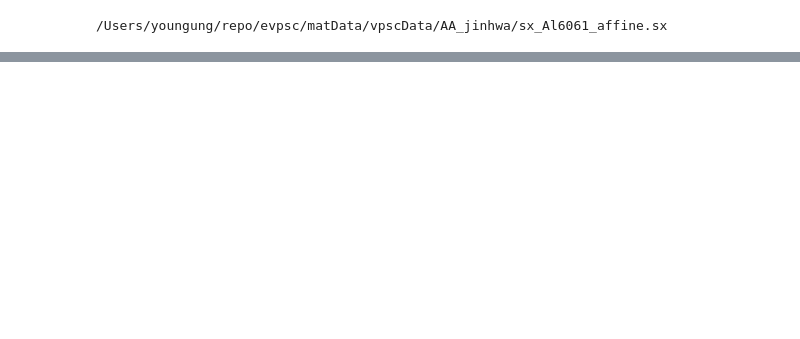
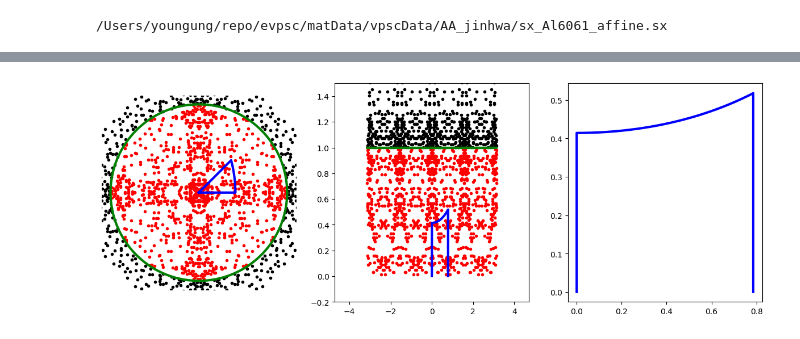
Before and after one commit to youngung/texture3, a Jupyter notebook: ipynb/ipf.ipynb, the cells around one changed output, grey strips where cells are left out. Saved outputs shown, nothing was run; the diff lists cells and outputs as text; code cells hidden in the pictures; blank space fills up the shorter version.

```diff
--- a/ipynb/ipf.ipynb
+++ b/ipynb/ipf.ipynb
@@ -162,0 +235,9 @@ def get_ipf_boundary(
+# %%
+def xy2_rtheta(x,y):
+    """
+    Convert from stereographically projected locations (X,Y)
+    to that in 'R, Theta'
+    """
+    r=np.sqrt(x**2+y**2)
+    th=np.arctan2(y,x)
+    return r, th
@@ -162,0 +250,73 @@ def get_ipf_boundary(
+# %%
+#kw=dict(a=[0,0,0,1],b=[1,0,-1,0],c=[2,-1,-1,0], fnsx='/Users/youngung/repo/evpsc/matData/vpscData/CP-Ti-ICN/dd_015.sx')
+kw=dict(a=[0,0,1],b=[1,0,1],c=[1,1,1],fnsx='/Users/youngung/repo/evpsc/matData/vpscData/AA_jinhwa/sx_Al6061_affine.sx')
+#kw=dict(a=[0,0,1],b=[1,0,0],c=[0,1,0],fnsx='/Users/youngung/repo/evpsc/examples/ex12_dd/uranium/uranium_voce.sx')
+#fnodf='/Users/youngung/repo/evpsc/matData/vpscData/AA_jinhwa/aa6061T6.odf'
+fntx='/Users/youngung/repo/evpsc/matData/vpscData/AA_jinhwa/al6061_100.cmb'
+#fntx='/Users/youngung/repo/evpsc/matData/vpscData/AA_jinhwa/al6061_1000.cmb'
+# %%
+## canvas
+fig,axes=gen_fig(nrows=1,ncols=3,colsize=5,rowsize=5)
+
+## deco
+triangle,circle=ipf_temp(**kw)
+axes[0,0].plot(*triangle,'-b',lw=3,zorder=10)
+axes[0,0].plot(*circle,'-g',lw=3,zorder=10)
+r,t = xy2_rtheta(*triangle)
+flg=r>0.00; r=r[flg]; t=t[flg]
+axes[0,1].plot(t,r,'-b',lw=3,zorder=10)
+axes[0,2].plot(t,r,'-b',lw=3,zorder=10)
+r,t = xy2_rtheta(*circle)
+axes[0,1].plot(t,r,'-g',lw=3,zorder=10)
+##
+
+csymop=calc_symop(fnsx=kw['fnsx']) ## crystal symmetry operator
+
+mypf=upf.polefigure(filename=fntx,csym='cubic')
+mypf.gr=mypf.gr[:100,:]
+
+p_sa=[1,0,0] ## sample axis 1
+p_sa=np.array(p_sa)
+#p_sa=p_sa/np.sqrt((p_sa**2).sum())
+dth=9.
+dph=9.
+p_ca=np.zeros((mypf.ngr,4))
+# calculates its crystal direction
+for i, gr in enumerate(mypf.gr):
+    phi1,phi,phi2,wgt=gr[:4]
+    amat=upf.euler(phi1,phi,phi2,a=None,echo=False) # ca <- sa
+    p_ca[i,:3]=np.dot(amat,p_sa)
+    p_ca[i,3]=wgt
+    for iop, h in enumerate(csymop):
+        p=np.dot(h,p_ca[i,:3])
+        x,y=upf.projection(p)
+        r,theta = xy2_rtheta(x,y)
+        if p[2]<0: ## pointing to the south pole
+            axes[0,0].plot(x,y,'r.')
+            axes[0,1].plot(theta,r,'r.')
+        if p[2]>=0:
+            axes[0,0].plot(x,y,'k.')
+            axes[0,1].plot(theta,r,'k.')
+
+## Full Sphere (-pi, +pi) and (0, pi)
+#x = np.arange(-180., 180.+tiny, dth) ## in-plane rotation
+#y = np.arange(   0., 180.+tiny, dph) ## tilting
+nx, ny = int(360./dth), int(180./dph)
+f = np.zeros((nx,ny))
+
+## Semi Sphere (-pi, +pi) and (0, pi/2)
+tiny=1e-10
+x_node = np.arange(-180.,180.+tiny,dth) ## in-plane rotation
+y_node = np.arange(   0., 90.+tiny,dph) ## tilting
+nx_node = len(x_node); ny_node = len(y_node)
+nodes = np.zeros((nx_node,ny_node))
+#f = upf.pole2f(p_ca[:,:3],p_ca[:,3],dth,dph,f.copy())
+
+
+axes[0,0].set_axis_off()
+axes[0,0].set_aspect('equal')
+axes[0,0].set_xlim(-1.1,1.1)
+axes[0,0].set_ylim(-1.1,1.1)
+axes[0,1].set_ylim(-0.2,1.5)
+axes[0,1].set_xlim(-1.5*np.pi,1.5*np.pi)
+# %% [output]
@@ -163,3 +324,4 @@ def get_ipf_boundary(
+[figure, added]
 # %%
 a=[0,0,1]
 b=[1,0,1]
```
Also changed, not shown: parts of 14 cells of this notebook.
